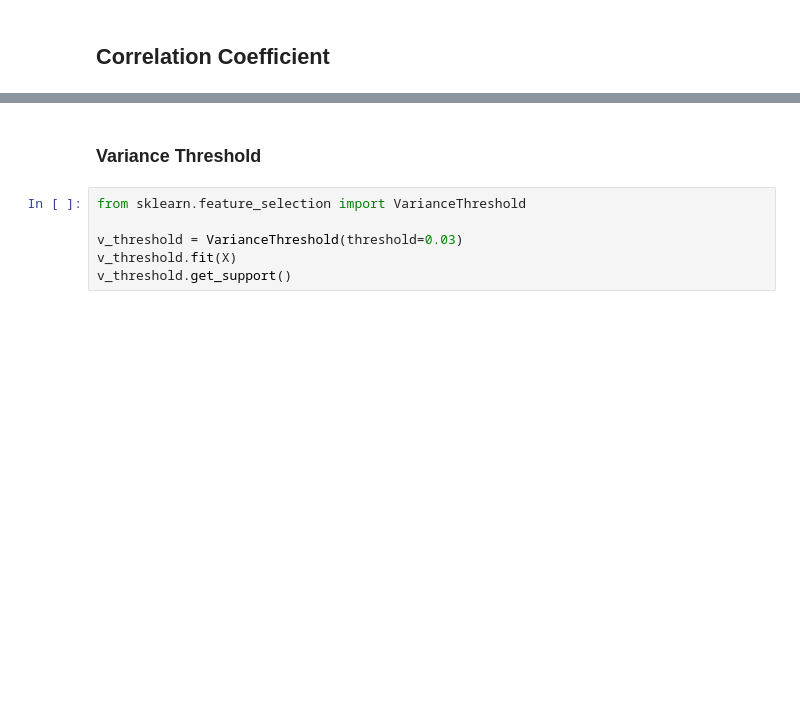
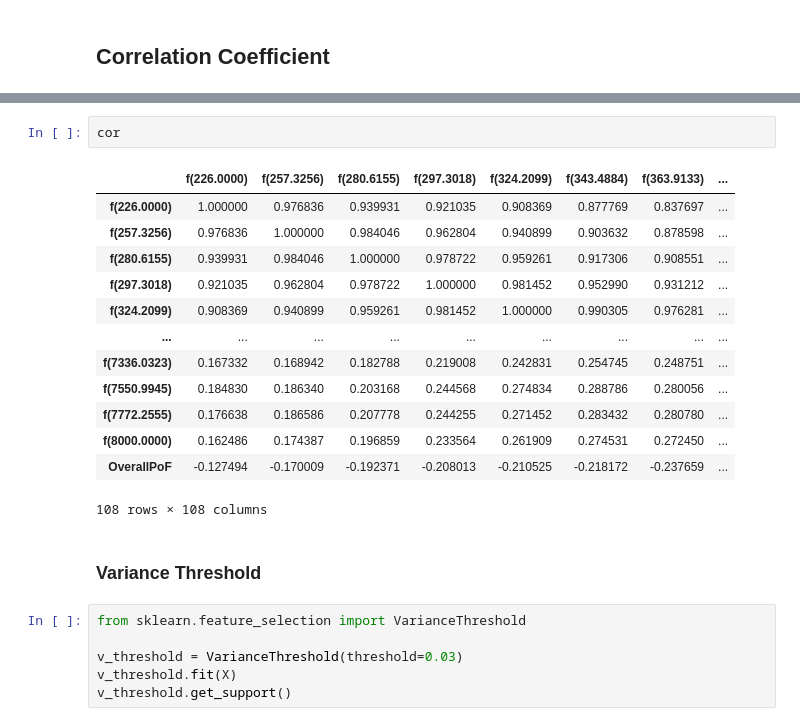
Before and after one commit to Charlene-L/CITS5553-Capstone-Project, a Jupyter notebook: ML Model/Benjamin/Feature Selection.ipynb, the cells around one changed output, grey strips where cells are left out. Saved outputs shown, nothing was run; the diff lists cells and outputs as text; blank space fills up the shorter version.

```diff
--- a/ML Model/Benjamin/Feature Selection.ipynb
+++ b/ML Model/Benjamin/Feature Selection.ipynb
@@ -230,3 +316,19 @@ Name: OverallPoF, Length: 108, dtype: bool
+# %%
+cor
+# %% [output]
+|  | f(226.0000) | f(257.3256) | f(280.6155) | f(297.3018) | f(324.2099) | f(343.4884) | f(363.9133) | ... |
+| f(226.0000) | 1.000000 | 0.976836 | 0.939931 | 0.921035 | 0.908369 | 0.877769 | 0.837697 | ... |
+| f(257.3256) | 0.976836 | 1.000000 | 0.984046 | 0.962804 | 0.940899 | 0.903632 | 0.878598 | ... |
+| f(280.6155) | 0.939931 | 0.984046 | 1.000000 | 0.978722 | 0.959261 | 0.917306 | 0.908551 | ... |
+| f(297.3018) | 0.921035 | 0.962804 | 0.978722 | 1.000000 | 0.981452 | 0.952990 | 0.931212 | ... |
+| f(324.2099) | 0.908369 | 0.940899 | 0.959261 | 0.981452 | 1.000000 | 0.990305 | 0.976281 | ... |
+| ... | ... | ... | ... | ... | ... | ... | ... | ... |
+| f(7336.0323) | 0.167332 | 0.168942 | 0.182788 | 0.219008 | 0.242831 | 0.254745 | 0.248751 | ... |
+| f(7550.9945) | 0.184830 | 0.186340 | 0.203168 | 0.244568 | 0.274834 | 0.288786 | 0.280056 | ... |
+| f(7772.2555) | 0.176638 | 0.186586 | 0.207778 | 0.244255 | 0.271452 | 0.283432 | 0.280780 | ... |
+| f(8000.0000) | 0.162486 | 0.174387 | 0.196859 | 0.233564 | 0.261909 | 0.274531 | 0.272450 | ... |
+| OverallPoF | -0.127494 | -0.170009 | -0.192371 | -0.208013 | -0.210525 | -0.218172 | -0.237659 | ... |
+108 rows × 108 columns
 # %% [markdown]
 ### Variance Threshold
 # %%
```
Also changed, not shown: parts of 26 cells of this notebook.
